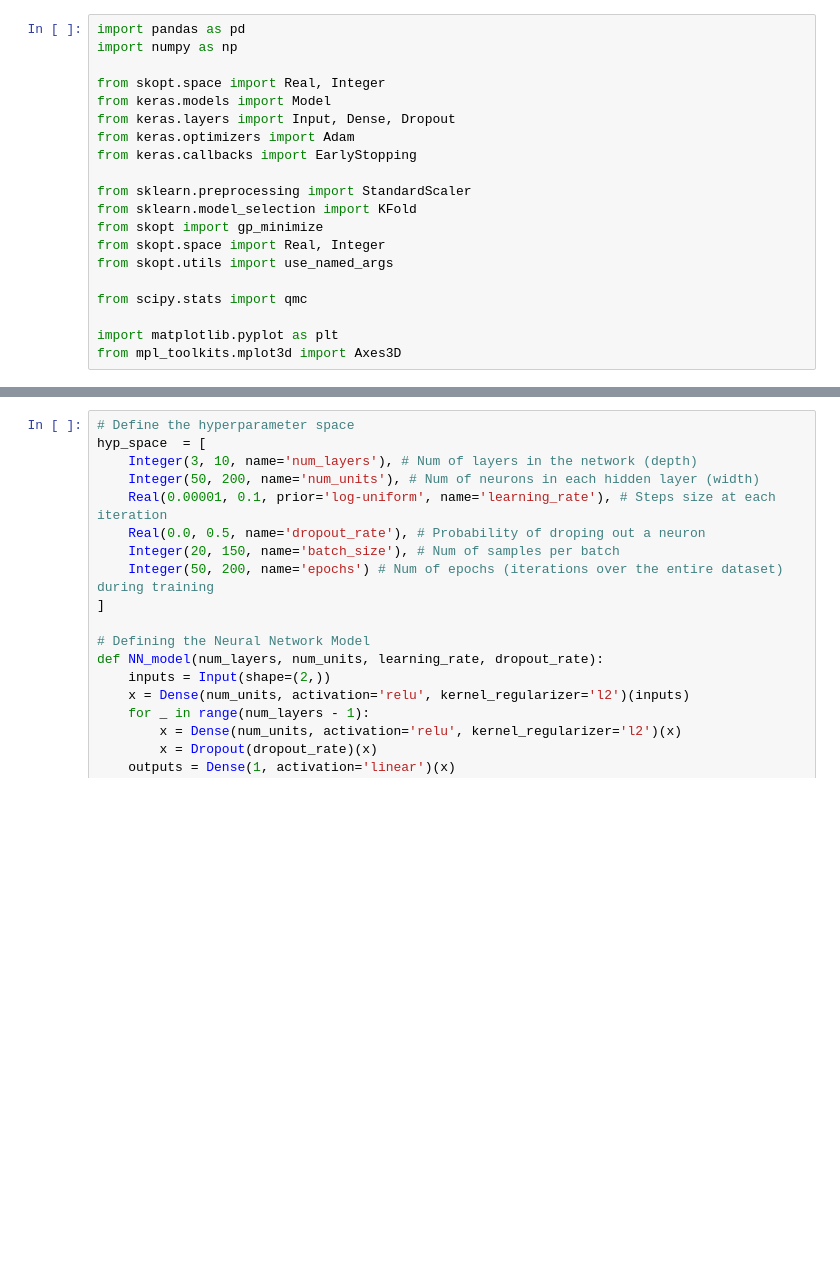
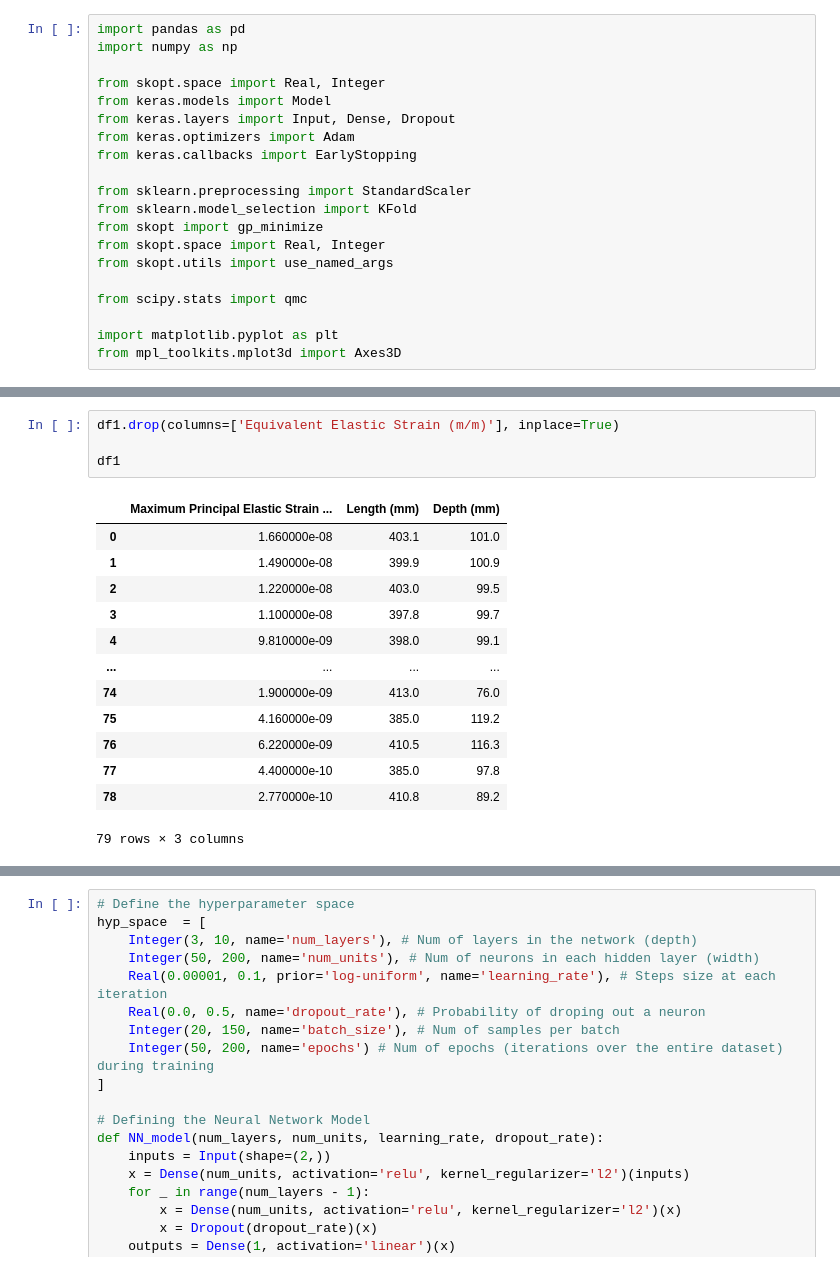
Before and after one commit to ScoutCodes/SMILE, a Jupyter notebook: Drone_Data_Code/Application.ipynb, the cells around one changed output, grey strips where cells are left out. Drawn from its saved outputs; the diff is of its cells as text; blank space fills up the shorter version.

```diff
--- a/Drone_Data_Code/Application.ipynb
+++ b/Drone_Data_Code/Application.ipynb
@@ -36,3 +36,21 @@ df
 | 77 | 4.400000e-10 | 7.300000e-09 | 385.0 | 97.8 |
 | 78 | 2.770000e-10 | 3.250000e-09 | 410.8 | 89.2 |
 79 rows × 4 columns
+# %%
+df1.drop(columns=['Equivalent Elastic Strain (m/m)'], inplace=True)
+
+df1
+# %% [output]
+|  | Maximum Principal Elastic Strain ... | Length (mm) | Depth (mm) |
+| 0 | 1.660000e-08 | 403.1 | 101.0 |
+| 1 | 1.490000e-08 | 399.9 | 100.9 |
+| 2 | 1.220000e-08 | 403.0 | 99.5 |
+| 3 | 1.100000e-08 | 397.8 | 99.7 |
+| 4 | 9.810000e-09 | 398.0 | 99.1 |
+| ... | ... | ... | ... |
+| 74 | 1.900000e-09 | 413.0 | 76.0 |
+| 75 | 4.160000e-09 | 385.0 | 119.2 |
+| 76 | 6.220000e-09 | 410.5 | 116.3 |
+| 77 | 4.400000e-10 | 385.0 | 97.8 |
+| 78 | 2.770000e-10 | 410.8 | 89.2 |
+79 rows × 3 columns
```
Also changed, not shown: parts of 8 cells of this notebook, 7 other files.
